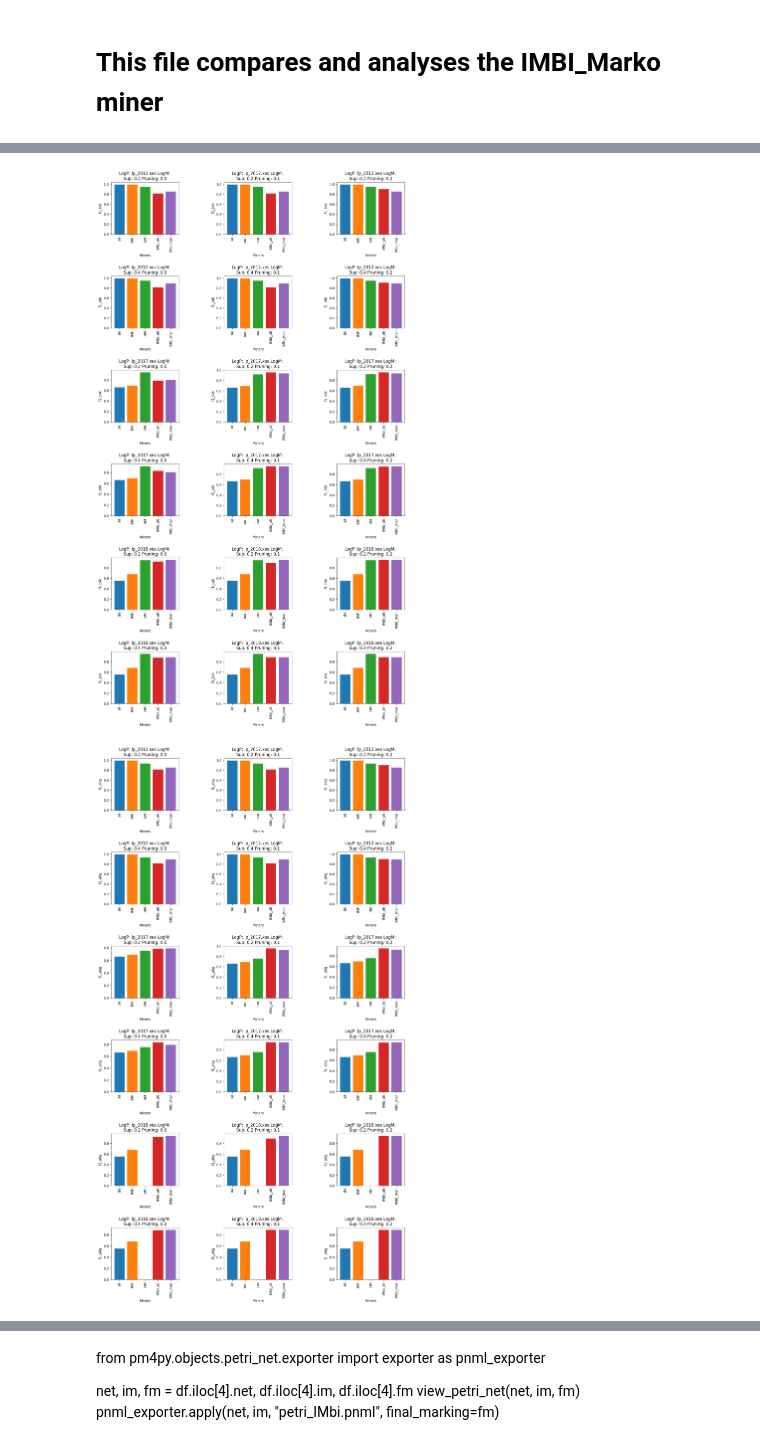
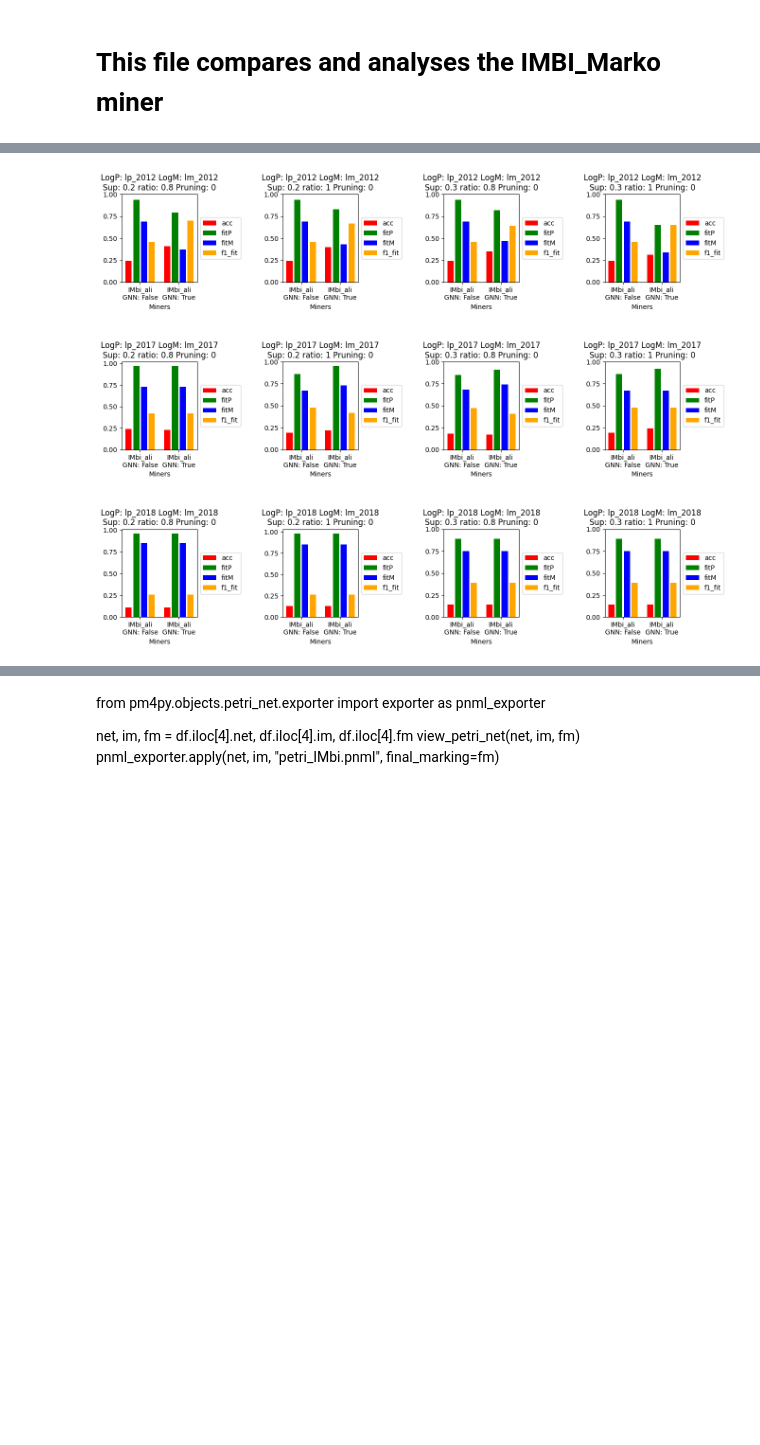
Before and after one commit to GoldschmidtMarko/IMBI_Master, a Jupyter notebook: analysing/comparison.ipynb, the cells around one changed output, grey strips where cells are left out. Saved outputs shown, nothing was run; the diff lists cells and outputs as text; code cells hidden in the pictures; blank space fills up the shorter version.

```diff
--- a/analysing/comparison.ipynb
+++ b/analysing/comparison.ipynb
@@ -283,6 +308,4 @@ for lm in lMNames:
 # %%
-runSingleLog = False
-
 ratios = [0]
 sups = [0.2, 0.4]
 pruning_thresholds = [0, 0.1, 0.2]
@@ -290,13 +313,14 @@ runs = 1
 
 totalRuns = len(lpPaths) * len(ratios) * len(sups) * len(pruning_thresholds)
 if runSingleLog:
-  for i in range(0,len(lpPaths)):
-    for ratio in ratios:
-      for sup in sups:
-        for pruning_threshold in pruning_thresholds:
-          display("Running: " + lpPaths[i][0] + " " + str(runs) + "/" + str(totalRuns))
-          display("i: " + str(i) + " ratio: " + str(ratio) + " sup: " + str(sup) + " pruning: " + str(pruning_threshold))
-          df, marImproved = applyMinerToLog(df, lpPaths[i][1], "", lpPaths[i][0],"", 0.2, 0.99, sup, ratio, pruning_threshold)
-          runs += 1
+  if analyse_gnn == False:
+    for i in range(0,len(lpPaths)):
+      for ratio in ratios:
+        for sup in sups:
+          for pruning_threshold in pruning_thresholds:
+            display("Running: " + lpPaths[i][0] + " " + str(runs) + "/" + str(totalRuns))
+            display("i: " + str(i) + " ratio: " + str(ratio) + " sup: " + str(sup) + " pruning: " + str(pruning_threshold))
+            df, marImproved = applyMinerToLog(df, lpPaths[i][1], "", lpPaths[i][0],"", 0.2, 0.99, sup, ratio, pruning_threshold)
+            runs += 1
 # %%
 if runSingleLog == False:
@@ -342,7 +395,6 @@ def setupYTickList(minValue, step):
 
 def displayDoubleLog(df, saveFig = False):
   df_grouped = df.groupby(by=["logP_Name",	"logM_Name", "im_bi_sup", "im_bi_ratio", "pruning_threshold"], group_keys=True).apply(lambda x : x)
-
   numberOfPlotPerRow = 4
   rows = math.ceil(float(len(df_grouped.index.unique()))/numberOfPlotPerRow)
   cols = min(len(df_grouped.index.unique()),numberOfPlotPerRow)
@@ -351,21 +403,23 @@ def displayDoubleLog(df, saveFig = False):
   fig.tight_layout(pad=10.0)
   cur_Row = 0
   cur_Col = 0
+
   for logGroup in df_grouped.index.unique():
     df_log_grouped = df_grouped.loc[logGroup]
+
     axs[cur_Row,cur_Col].set_title("LogP: " + logGroup[0] + " LogM: " + logGroup[1] + "\n" + "Sup: " + str(df_log_grouped.im_bi_sup[0]) + " ratio: " + str(df_log_grouped.im_bi_ratio[0]) + " Pruning: " + str(df_log_grouped.pruning_threshold[0]))
     axs[cur_Row,cur_Col].set_xlabel("Miners")
     j = 0
     xTickLabel = []
     idx = []
     minValue = 0
-    for miner, acc, fitP, fitM, f1_fit in zip(df_log_grouped.miner, df_log_grouped.acc_logs, df_log_grouped.fitP, df_log_grouped.fitM, df_log_grouped.f1_fit_logs):
+    for miner, use_gnn, acc, fitP, fitM, f1_fit in zip(df_log_grouped.miner, df_log_grouped.use_gnn, df_log_grouped.acc_logs, df_log_grouped.fitP, df_log_grouped.fitM, df_log_grouped.f1_fit_logs):
       minValue = min([minValue, acc, fitP, fitM, f1_fit])
       axs[cur_Row,cur_Col].bar(j,acc, color="r", label="acc")
       axs[cur_Row,cur_Col].bar(j+1,fitP, color="g", label="fitP")
       axs[cur_Row,cur_Col].bar(j+2,fitM, color="b", label="fitM")
       axs[cur_Row,cur_Col].bar(j+3,f1_fit, color="orange", label="f1_fit")
-      xTickLabel.append(miner)
+      xTickLabel.append(miner + "\nGNN: " + str(use_gnn))
       idx.append(j + 1.5)
       j += 5
 
@@ -386,14 +440,16 @@ def displayDoubleLog(df, saveFig = False):
     fig.savefig("plot" + ".pdf")
 # %%
 def displaySingleLog(df, saveFig = False):
-  df_grouped = df.groupby(by=["logP_Name",	"logM_Name", "im_bi_sup", "pruning_threshold"], group_keys=True).apply(lambda x : x)
+  df_grouped = df.groupby(by=["logP_Name",	"logM_Name", "im_bi_sup", "pruning_threshold", "use_gnn"], group_keys=True).apply(lambda x : x)
 
   numberOfPlotPerRow = 3
   rows = math.ceil(float(len(df_grouped.index.unique()))/numberOfPlotPerRow)
   cols = min(len(df_grouped.index.unique()),numberOfPlotPerRow)
 
+  f1_measures = ["f1_tok", "f1_alig"]
+  f1_measures = ["f1_alig"]
 
-  for f1_measure in ["f1_tok", "f1_alig"]:
+  for f1_measure in f1_measures:
     fig, axs = plt.subplots(rows, cols, figsize=(15 * (cols / numberOfPlotPerRow), 4 * rows), squeeze=False)
     fig.tight_layout(pad=10.0)
     cur_Row = 0
@@ -406,8 +462,8 @@ def displaySingleLog(df, saveFig = False):
       j = 0
       xTickLabel = []
       idx = []
-      for miner, f1_tok in zip(df_log_grouped.miner, df_log_grouped[f1_measure]):
-        axs[cur_Row,cur_Col].bar(j,f1_tok, label=str(miner))
+      for miner, f1_mes in zip(df_log_grouped.miner, df_log_grouped[f1_measure]):
+        axs[cur_Row,cur_Col].bar(j,f1_mes, label=str(miner))
         xTickLabel.append(miner)
         idx.append(j)
         j += 1
@@ -422,11 +478,13 @@ def displaySingleLog(df, saveFig = False):
     if saveFig:
       fig.savefig("plot_" + f1_measure + ".pdf")
 # %%
-if runSingleLog == False:
+if analyse_gnn == False:
+  if runSingleLog == False:
+    displayDoubleLog(df)
+  else:
+    displaySingleLog(df)
+else:
   displayDoubleLog(df)
-else:
-  displaySingleLog(df)
 # %% [output]
-[figure, old version]
+[figure, new version]
-[figure, removed]
 # %%
```
Also changed, not shown: parts of 12 cells of this notebook, 24 other files.
